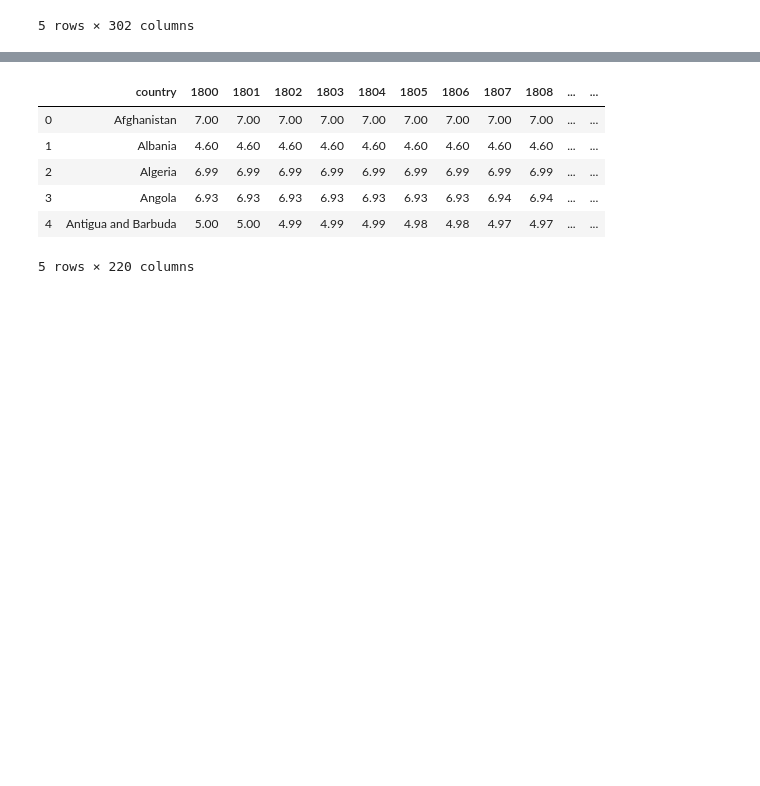
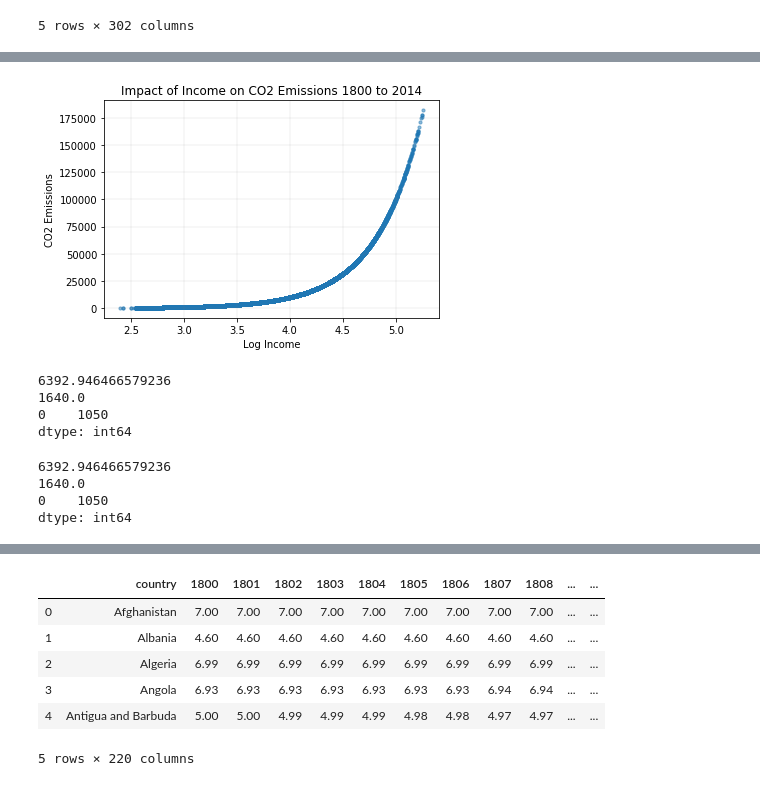
Before and after one commit to VallieTracy/project-one, a Jupyter notebook: Final Jupyter Notebook .ipynb, the cells around one changed output, grey strips where cells are left out. Saved outputs shown, nothing was run; the diff lists cells and outputs as text; code cells hidden in the pictures; blank space fills up the shorter version.

```diff
--- a/Final Jupyter Notebook .ipynb
+++ b/Final Jupyter Notebook .ipynb
@@ -71,0 +110,5 @@ population_df.head()
+# %%
+# reshape the income dataframe to show every Country|Year with the income for that year (using group by looked nice but didn't cut it)
+df_meltCO2 =income_df.melt(id_vars=['country'], var_name='year', value_name='co2')
+df_meltCO2 = df_meltCO2.dropna()
+df_meltCO2
@@ -71,0 +129,5 @@ population_df.head()
+# %%
+# take the reshaped co2 values and create a new data element that combines country and year
+cols = ['country', 'year']
+df_meltCO2['combined'] = df_meltInc[cols].apply(lambda row: ' '.join(row.values.astype(str)), axis=1)
+df_meltCO2
@@ -71,0 +148,8 @@ population_df.head()
+# %%
+# merge the reshaped income and co2
+merge_inc_co2_df = pd.merge(df_meltInc,df_meltCO2, on="combined", how="inner")
+merge_inc_co2_df = merge_inc_co2_df.drop('country_x', axis=1)
+merge_inc_co2_df = merge_inc_co2_df.drop('year_x', axis=1)
+merge_inc_co2_df = merge_inc_co2_df.drop('country_y', axis=1)
+merge_inc_co2_df = merge_inc_co2_df.drop('year_y', axis=1)
+merge_inc_co2_df
@@ -71,0 +170,4 @@ population_df.head()
+# %%
+# get the log of the income so the span of the plot isn't so wide
+merge_inc_co2_df['log income'] = np.log10(merge_inc_co2_df['income'])
+merge_inc_co2_df.head()
@@ -71,0 +181,31 @@ population_df.head()
+# %%
+# plot the log of the income and the co2 to see if there was correlation
+x_axis = merge_inc_co2_df["log income"]
+y_axis = merge_inc_co2_df["co2"]
+plt.xlabel("Log Income")
+plt.ylabel("CO2 Emissions")
+plt.title("Impact of Income on CO2 Emissions 1800 to 2014")
+plt.grid(color='grey', linestyle='-', linewidth=0.25, alpha=0.5)
+plt.scatter(x_axis, y_axis, alpha=0.5, s=10)
+plt.savefig("ImpactIncomeOnCO2.png", dpi=150)
+plt.show()
+# %% [output]
+[figure, added]
+# %%
+print(merge_inc_co2_df['income'].mean())
+print(merge_inc_co2_df['income'].median())
+print(merge_inc_co2_df['income'].mode())
+# %% [output]
+6392.946466579236
+1640.0
+0    1050
+dtype: int64
+# %%
+print(merge_inc_co2_df['co2'].mean())
+print(merge_inc_co2_df['co2'].median())
+print(merge_inc_co2_df['co2'].mode())
+# %% [output]
+6392.946466579236
+1640.0
+0    1050
+dtype: int64
```
Also changed, not shown: parts of 14 cells of this notebook, 2 other files.
